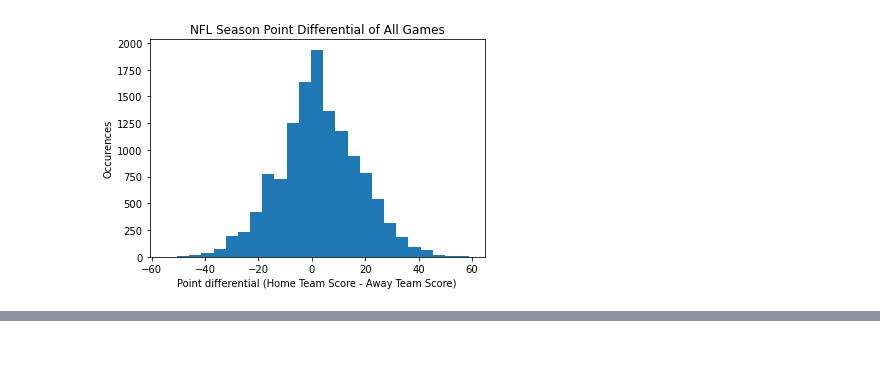
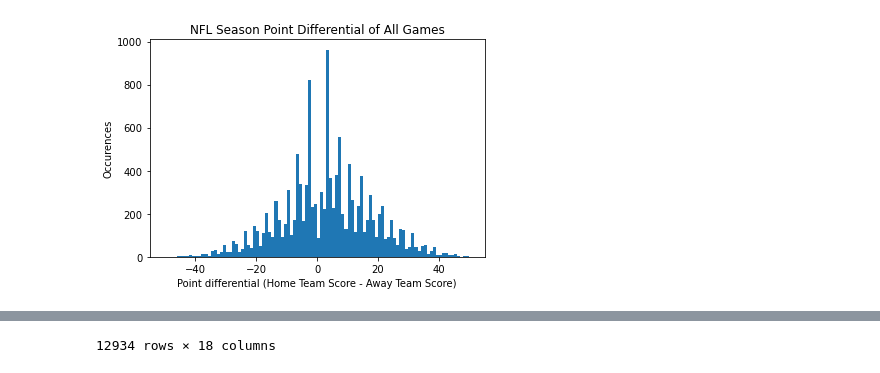
Before and after one commit to gkim23/nfl_game_prediction, a Jupyter notebook: NFLGamePrediction.ipynb, the cells around one changed output, grey strips where cells are left out. Cells and saved outputs as stored; diff of their text form; code cells hidden in the pictures.

```diff
--- a/NFLGamePrediction.ipynb
+++ b/NFLGamePrediction.ipynb
@@ -1,15 +1,14 @@
 # %%
 import matplotlib.pyplot as plt
 import pandas as pd
 import numpy as np
 df = pd.read_csv('spreadspoke_scores.csv')
-# df = df[['score_home', 'score_away']]
 df['score_differential'] = df['score_home']-df['score_away']
-plt.hist(df['score_differential'], bins = 25)
+plt.hist(df['score_differential'], bins = np.linspace(-50,50,101))
 plt.title('NFL Season Point Differential of All Games')
 plt.xlabel('Point differential (Home Team Score - Away Team Score)')
 plt.ylabel('Occurences')
 plt.show()
-#11877:12144
+df
 # %% [output]
-[figure, old version]
+[figure, new version]
@@ -16,2 +27,3 @@ plt.show()
+12934 rows × 18 columns
 # %%
 df = df.iloc[11877:12144]
```
Also changed, not shown: parts of 11 cells of this notebook.
